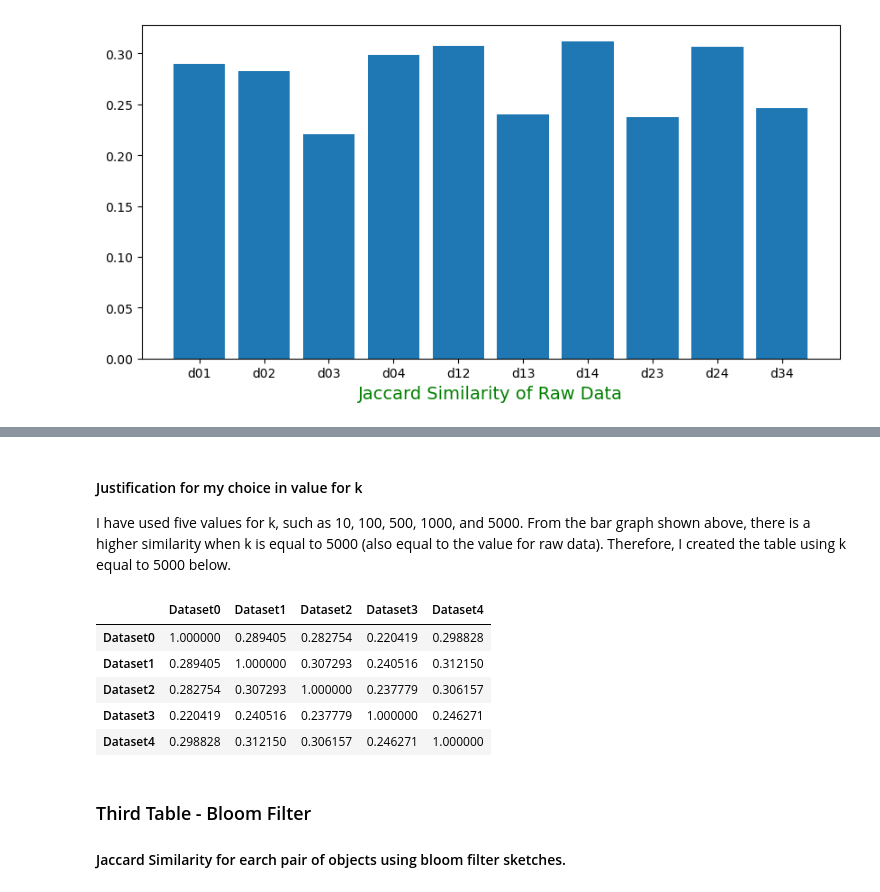
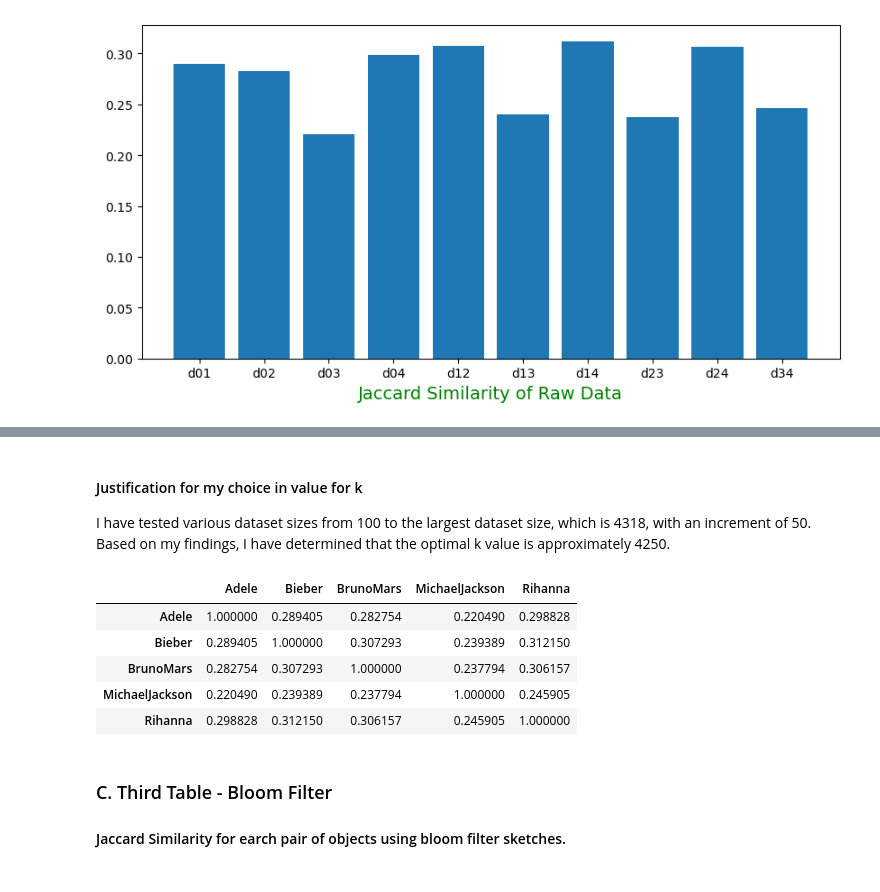
Before and after one commit to seamuschang31/mp_sketching, a Jupyter notebook: sketching.ipynb, the cells around one changed output, grey strips where cells are left out. Drawn from its saved outputs; the diff is of its cells as text; code cells hidden in the pictures.

```diff
--- a/sketching.ipynb
+++ b/sketching.ipynb
@@ -448,29 +381,0 @@ plt.show()
-# %%
-# minHash Sketches k = 5000
-k = 5000
-mh0 = minHash(dataset0, k)
-mh1 = minHash(dataset1, k)
-mh2 = minHash(dataset2, k)
-mh3 = minHash(dataset3, k)
-mh4 = minHash(dataset4, k)
-
-md01 = jaccard(mh0, mh1)
-md02 = jaccard(mh0, mh2)
-md03 = jaccard(mh0, mh3)
-md04 = jaccard(mh0, mh4)
-md12 = jaccard(mh1, mh2)
-md13 = jaccard(mh1, mh3)
-md14 = jaccard(mh1, mh4)
-md23 = jaccard(mh2, mh3)
-md24 = jaccard(mh2, mh4)
-md34 = jaccard(mh3, mh4)
-
-height = [md01, md02, md03, md04, md12, md13, md14, md23, md24, md34]
-bars = ('md01', 'md02', 'md03', 'md04', 'md12', 'md13', 'md14', 'md23', 'md24', 'md34')
-y_pos = np.arange(len(bars))
-
-plt.figure().set_figwidth(10)
-plt.bar(y_pos, height)
-plt.xticks(y_pos, bars)
-plt.xlabel('Jaccard Similarity of minHash Data (k=5000)', color='green', fontsize='14', horizontalalignment='center')
-plt.show()
@@ -479,22 +382,22 @@ plt.show()
-# %% [markdown]
-#### Justification for my choice in value for k
-
-I have used five values for k, such as 10, 100, 500, 1000, and 5000. From the bar graph shown above, there is a higher similarity when k is equal to 5000 (also equal to the value for raw data). Therefore, I created the table using k equal to 5000 below.
+# %% [markdown]
+#### Justification for my choice in value for k
+
+I have tested various dataset sizes from 100 to the largest dataset size, which is 4318, with an increment of 50. Based on my findings, I have determined that the optimal k value is approximately 4250.
 # %%
-df_minhash = pd.DataFrame({"Dataset0":[jaccard(mh0, mh0), md01, md02, md03, md04],
-                   "Dataset1":[md01, jaccard(mh1, mh1), md12, md13, md14],
-                   "Dataset2":[md02, md12, jaccard(mh2, mh2), md23, md24],
-                   "Dataset3":[md03, md13, md23, jaccard(mh3, mh3), md34],
-                   "Dataset4":[md04, md14, md24, md34, jaccard(mh4, mh4)]})
+df_minhash = pd.DataFrame({"Adele":[jaccard(mh0, mh0), md01, md02, md03, md04],
+                   "Bieber":[md01, jaccard(mh1, mh1), md12, md13, md14],
+                   "BrunoMars":[md02, md12, jaccard(mh2, mh2), md23, md24],
+                   "MichaelJackson":[md03, md13, md23, jaccard(mh3, mh3), md34],
+                   "Rihanna":[md04, md14, md24, md34, jaccard(mh4, mh4)]})
 
-df_minhash.index = ['Dataset0', 'Dataset1', 'Dataset2', 'Dataset3', 'Dataset4']
+df_minhash.index = ['Adele', 'Bieber', 'BrunoMars', 'MichaelJackson', 'Rihanna']
 df_minhash
 # %% [output]
-|  | Dataset0 | Dataset1 | Dataset2 | Dataset3 | Dataset4 |
-| Dataset0 | 1.000000 | 0.289405 | 0.282754 | 0.220419 | 0.298828 |
-| Dataset1 | 0.289405 | 1.000000 | 0.307293 | 0.240516 | 0.312150 |
-| Dataset2 | 0.282754 | 0.307293 | 1.000000 | 0.237779 | 0.306157 |
-| Dataset3 | 0.220419 | 0.240516 | 0.237779 | 1.000000 | 0.246271 |
-| Dataset4 | 0.298828 | 0.312150 | 0.306157 | 0.246271 | 1.000000 |
+|  | Adele | Bieber | BrunoMars | MichaelJackson | Rihanna |
+| Adele | 1.000000 | 0.289405 | 0.282754 | 0.220490 | 0.298828 |
+| Bieber | 0.289405 | 1.000000 | 0.307293 | 0.239389 | 0.312150 |
+| BrunoMars | 0.282754 | 0.307293 | 1.000000 | 0.237794 | 0.306157 |
+| MichaelJackson | 0.220490 | 0.239389 | 0.237794 | 1.000000 | 0.245905 |
+| Rihanna | 0.298828 | 0.312150 | 0.306157 | 0.245905 | 1.000000 |
 # %%
 # Generate LaTex Table
@@ -502,3 +405,3 @@ df_minhash.to_latex('minHash.tex', index=False)
 # %% [markdown]
-### Third Table - Bloom Filter
+### C. Third Table - Bloom Filter
 #### Jaccard Similarity for earch pair of objects using bloom filter sketches.
```
Also changed, not shown: parts of 24 cells of this notebook, 8 other files.
